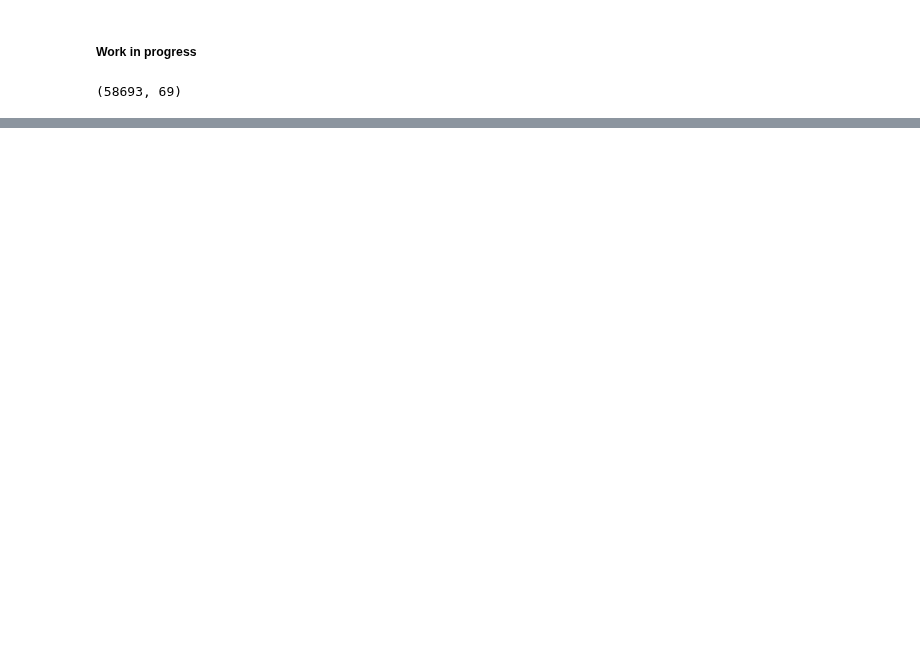
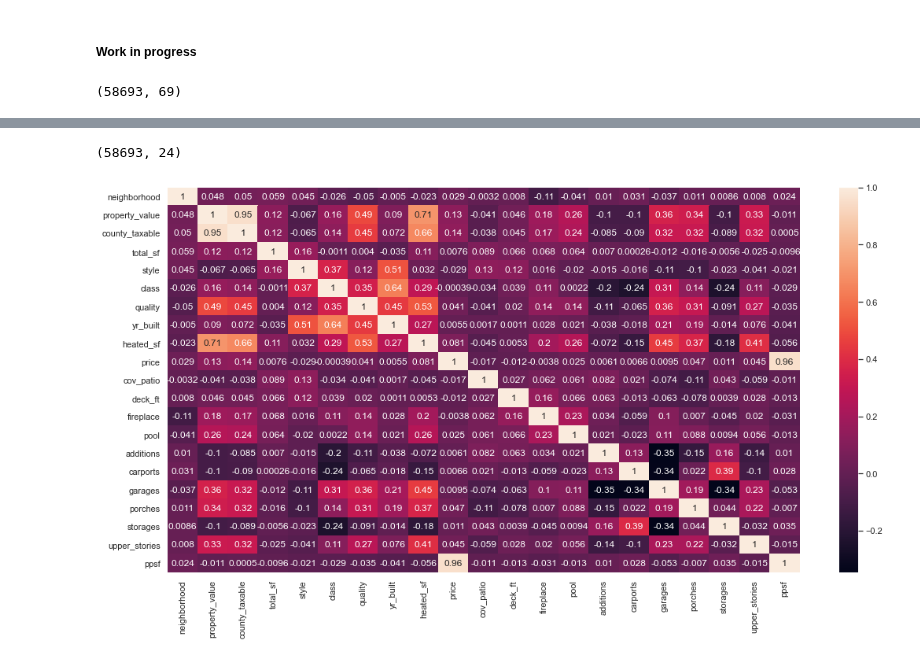
Before and after one commit to WillRobinson152/DS_Assingments, a Jupyter notebook: Jax Housing Analysis/4.EDA.ipynb, the cells around one changed output, grey strips where cells are left out. Drawn from its saved outputs; the diff is of its cells as text; code cells hidden in the pictures; blank space fills up the shorter version.

```diff
--- a/Jax Housing Analysis/4.EDA.ipynb
+++ b/Jax Housing Analysis/4.EDA.ipynb
@@ -30,0 +54,13 @@ plt.tight_layout()
+# %%
+reduced = df[['subdivision','neighborhood',
+             'property_value','county_taxable','total_sf','type_descr','style','class','quality',
+             'yr_built','heated_sf','sale_date','price','cov_patio','deck_ft','fireplace',
+             'pool','additions','carports','garages','porches','storages','upper_stories','ppsf']]
+reduced.shape
+# %% [output]
+(58693, 24)
+# %%
+plt.figure(figsize=(18,9))
+im = sns.heatmap(reduced.corr(), annot=True)
+# %% [output]
+[figure, added]
```
Also changed, not shown: parts of 2 cells of this notebook.
